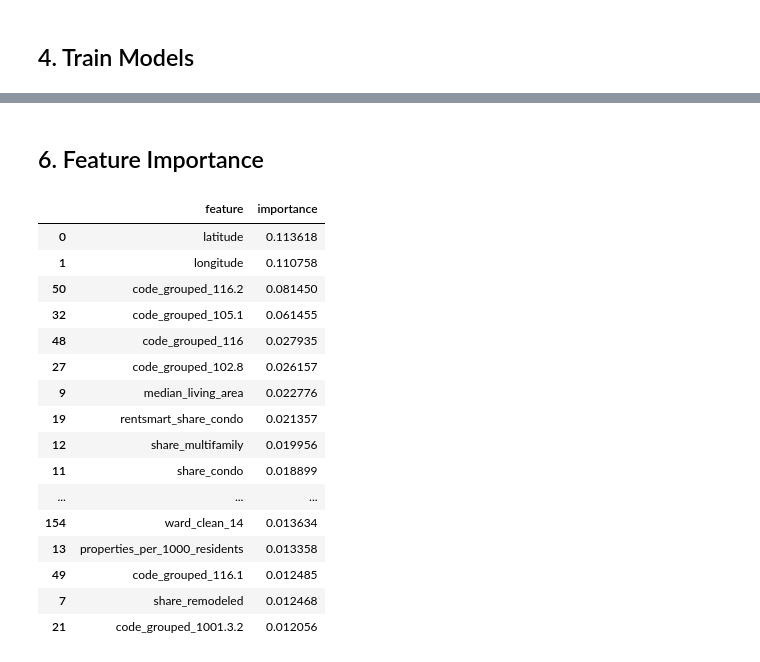
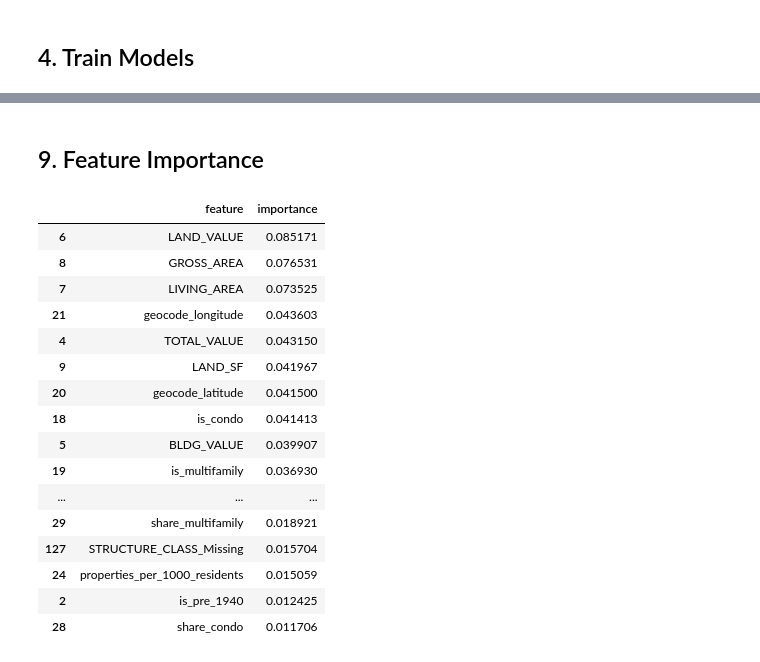
Before and after one commit to caiershuaige/cs506Xiaoluo-JiachengHe-renweiLi-Mengxing-Wang-Final-project, a Jupyter notebook: notebooks/05_modeling.ipynb, the cells around one changed output, grey strips where cells are left out. Saved outputs shown, nothing was run; the diff lists cells and outputs as text; code cells hidden in the pictures.

```diff
--- a/notebooks/05_modeling.ipynb
+++ b/notebooks/05_modeling.ipynb
@@ -322,0 +353,14 @@ Saved model figures 07-09.
+# %%
+lift_df = metrics_df[['model', 'top_10_pct_lift']].sort_values('top_10_pct_lift', ascending=False)
+fig, ax = plt.subplots(figsize=(8.5, 4.8))
+sns.barplot(data=lift_df, x='top_10_pct_lift', y='model', hue='model',
+            palette='viridis', legend=False, ax=ax)
+ax.axvline(1.0, color='black', linestyle='--', linewidth=1)
+ax.set_xlabel('Top-10% lift over overall violation rate')
+ax.set_title('Top-Decile Prioritization Lift')
+for y, v in enumerate(lift_df['top_10_pct_lift']):
+    ax.text(v + 0.04, y, f'{v:.2f}x', va='center', fontsize=10)
+plt.tight_layout()
+fig.savefig(FIGURES_DIR / '09_prioritization_lift.png', bbox_inches='tight')
+plt.close()
+print('Saved: 09_prioritization_lift.png')
@@ -323,49 +369,43 @@ Saved model figures 07-09.
 # %% [markdown]
-## 6. Feature Importance
+## 9. Feature Importance
 # %%
 def get_feature_names(preprocessor):
     names = list(numeric_features)
-    if 'categorical' in preprocessor.named_transformers_:
-        onehot = preprocessor.named_transformers_['categorical']
-        names.extend(onehot.get_feature_names_out().tolist())
+    if 'cat' in preprocessor.named_transformers_:
+        ohe = preprocessor.named_transformers_['cat']
+        names.extend(ohe.get_feature_names_out().tolist())
     return names
 
 if 'Random Forest' in fitted_models:
     rf = fitted_models['Random Forest']
-    names = get_feature_names(rf.named_steps['preprocess'])
-    importances = rf.named_steps['model'].feature_importances_
-    importance_df = (
-        pd.DataFrame({'feature': names, 'importance': importances})
-        .sort_values('importance', ascending=False)
-        .head(20)
-    )
-
-    fig, ax = plt.subplots(figsize=(9, 6.2))
-    sns.barplot(data=importance_df, x='importance', y='feature', ax=ax)
-    ax.set_xlabel('Random Forest Importance')
-    ax.set_ylabel('')
-    ax.set_title('Top Feature Importances')
+    names = get_feature_names(rf.named_steps['pre'])
+    importances = rf.named_steps['mdl'].feature_importances_
+    imp_df = (pd.DataFrame({'feature': names, 'importance': importances})
+              .sort_values('importance', ascending=False).head(20))
+    fig, ax = plt.subplots(figsize=(10, 7))
+    sns.barplot(data=imp_df, x='importance', y='feature', hue='feature',
+                palette='crest', legend=False, ax=ax)
+    ax.set_xlabel('Random Forest importance')
+    ax.set_title('Top 20 Feature Importances (Random Forest)')
     plt.tight_layout()
     fig.savefig(FIGURES_DIR / '10_feature_importance.png', bbox_inches='tight')
-    plt.close(fig)
-    display(importance_df)
-else:
-    print('Random Forest was not trained; skipping feature importance.')
+    plt.close()
+    display(imp_df)
 # %% [output]
 |  | feature | importance |
-| 0 | latitude | 0.113618 |
-| 1 | longitude | 0.110758 |
-| 50 | code_grouped_116.2 | 0.081450 |
-| 32 | code_grouped_105.1 | 0.061455 |
-| 48 | code_grouped_116 | 0.027935 |
-| 27 | code_grouped_102.8 | 0.026157 |
-| 9 | median_living_area | 0.022776 |
-| 19 | rentsmart_share_condo | 0.021357 |
-| 12 | share_multifamily | 0.019956 |
-| 11 | share_condo | 0.018899 |
+| 6 | LAND_VALUE | 0.085171 |
+| 8 | GROSS_AREA | 0.076531 |
+| 7 | LIVING_AREA | 0.073525 |
+| 21 | geocode_longitude | 0.043603 |
+| 4 | TOTAL_VALUE | 0.043150 |
+| 9 | LAND_SF | 0.041967 |
+| 20 | geocode_latitude | 0.041500 |
+| 18 | is_condo | 0.041413 |
+| 5 | BLDG_VALUE | 0.039907 |
+| 19 | is_multifamily | 0.036930 |
 | ... | ... | ... |
-| 154 | ward_clean_14 | 0.013634 |
-| 13 | properties_per_1000_residents | 0.013358 |
-| 49 | code_grouped_116.1 | 0.012485 |
-| 7 | share_remodeled | 0.012468 |
-| 21 | code_grouped_1001.3.2 | 0.012056 |
+| 29 | share_multifamily | 0.018921 |
+| 127 | STRUCTURE_CLASS_Missing | 0.015704 |
+| 24 | properties_per_1000_residents | 0.015059 |
+| 2 | is_pre_1940 | 0.012425 |
+| 28 | share_condo | 0.011706 |
```
Also changed, not shown: parts of 31 cells of this notebook, 42 other files.
